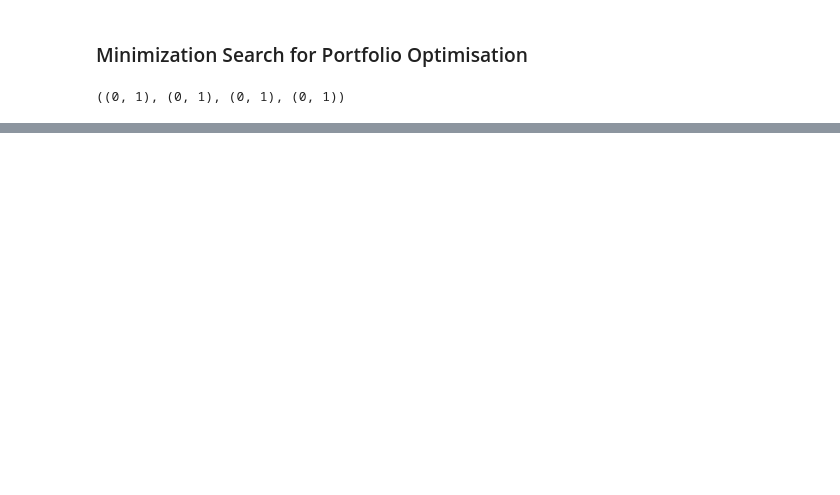
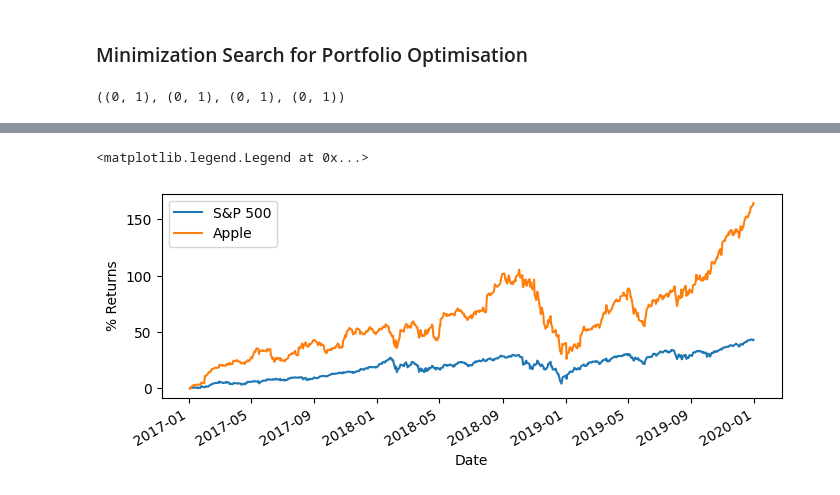
Before and after one commit to mattwalmsley/financial-modelling, a Jupyter notebook: quant-library/python/systematic-trading/basic_concepts.ipynb, the cells around one changed output, grey strips where cells are left out. Saved outputs shown, nothing was run; the diff lists cells and outputs as text; code cells hidden in the pictures; blank space fills up the shorter version.

```diff
--- a/quant-library/python/systematic-trading/basic_concepts.ipynb
+++ b/quant-library/python/systematic-trading/basic_concepts.ipynb
@@ -351,0 +448,3 @@ DG weighting: 0.239
+# %%
+aapl_df = pd.read_csv('../mock_data/AAPL.csv', index_col='Date', parse_dates=True)['2017-01-01':'2020-01-01']
+sp500_df = pd.read_csv('../mock_data/GSPC.csv', index_col='Date', parse_dates=True)['2017-01-01':'2020-01-01']
@@ -351,0 +463,17 @@ DG weighting: 0.239
+# %%
+def create_daily_returns(df):
+    df['Daily Returns'] = df['Adj Close'].pct_change(1)
+    return df
+
+def create_cumulative_absolute(df):
+    df['Cumulative Absolute'] = df['Adj Close'] - df['Adj Close'].iloc[0]
+    return df
+
+def create_cumulative_pct_change(df):
+    df['Percent Change'] = 100 * (df['Adj Close'] - df['Adj Close'].iloc[0]) / df['Adj Close'].iloc[0]
+    return df
+# %%
+aapl_df = create_daily_returns(aapl_df)
+aapl_df = create_cumulative_absolute(aapl_df)
+aapl_df = create_cumulative_pct_change(aapl_df)
+aapl_df
@@ -351,0 +495,5 @@ DG weighting: 0.239
+# %%
+sp500_df = create_daily_returns(sp500_df)
+sp500_df = create_cumulative_absolute(sp500_df)
+sp500_df = create_cumulative_pct_change(sp500_df)
+sp500_df
@@ -351,0 +515,9 @@ DG weighting: 0.239
+# %%
+plt.figure(figsize=(8,3))
+plt.ylabel("% Returns")
+sp500_df['Percent Change'].plot(label="S&P 500")
+aapl_df['Percent Change'].plot(label="Apple")
+plt.legend()
+# %% [output]
+<matplotlib.legend.Legend at 0x...>
+[figure, added]
```
Also changed, not shown: parts of 20 cells of this notebook.
